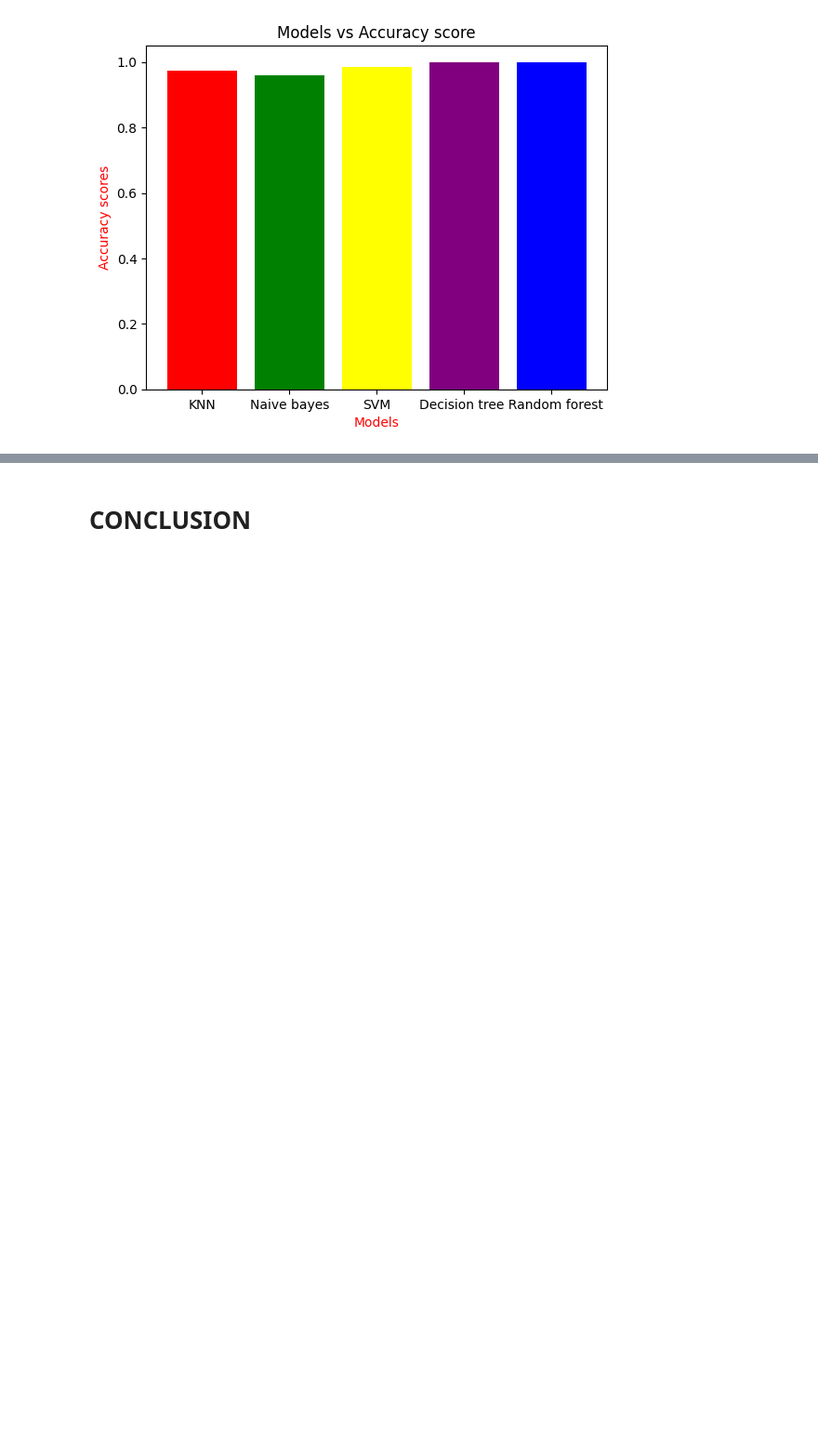
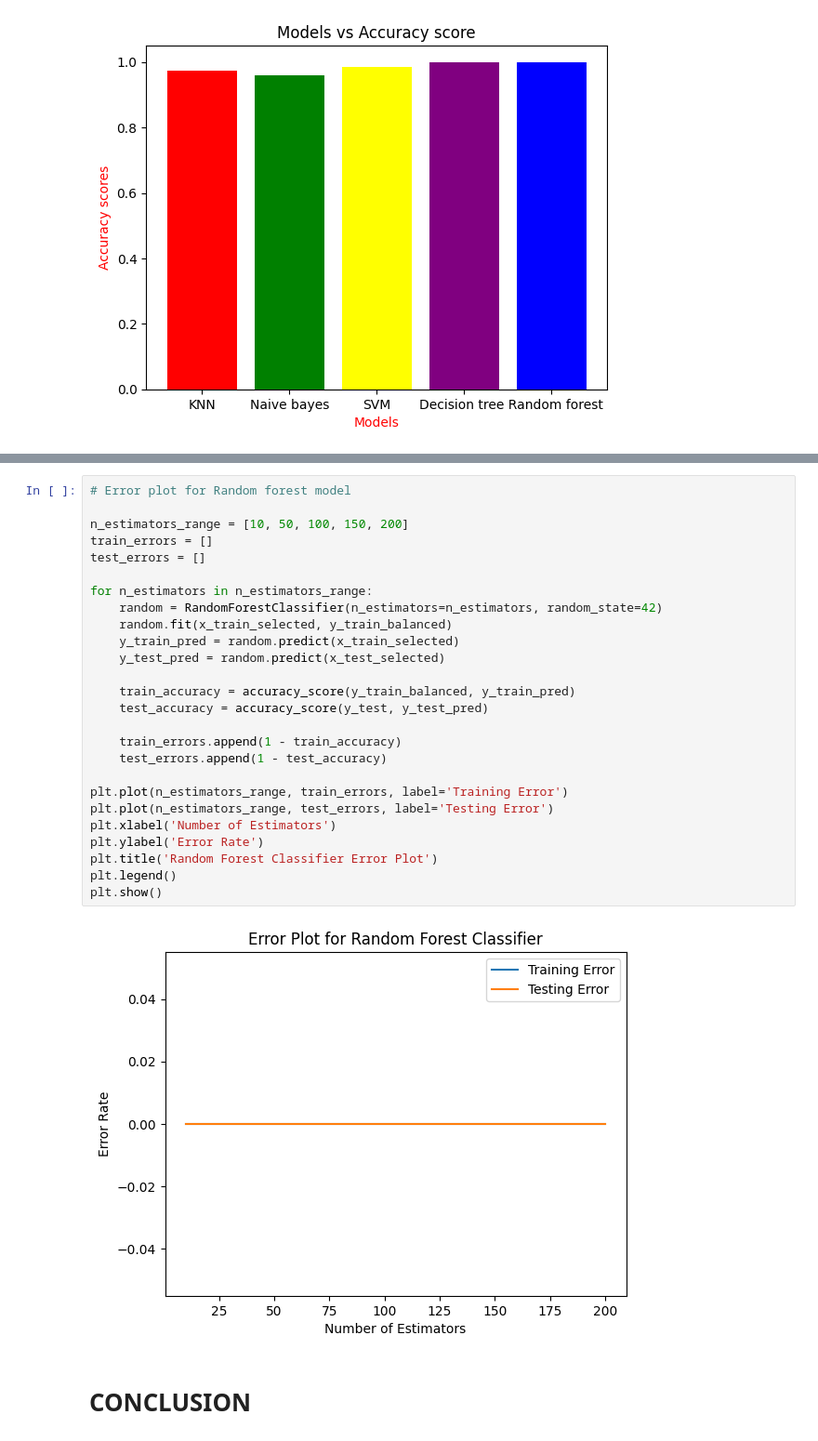
Before and after one commit to aiswarya-avanoor/Machine-Learning-Projects, a Jupyter notebook: Rainfall_prediction.ipynb, the cells around one changed output, grey strips where cells are left out. Shown: that part at 93% size. Saved outputs shown, nothing was run; the diff lists cells and outputs as text; blank space fills up the shorter version.

```diff
--- a/Rainfall_prediction.ipynb
+++ b/Rainfall_prediction.ipynb
@@ -500,3 +528,31 @@ plt.show()
+# %%
+# Error plot for Random forest model
+
+n_estimators_range = [10, 50, 100, 150, 200]
+train_errors = []
+test_errors = []
+
+for n_estimators in n_estimators_range:
+    random = RandomForestClassifier(n_estimators=n_estimators, random_state=42)
+    random.fit(x_train_selected, y_train_balanced)
+    y_train_pred = random.predict(x_train_selected)
+    y_test_pred = random.predict(x_test_selected)
+
+    train_accuracy = accuracy_score(y_train_balanced, y_train_pred)
+    test_accuracy = accuracy_score(y_test, y_test_pred)
+
+    train_errors.append(1 - train_accuracy)
+    test_errors.append(1 - test_accuracy)
+
+plt.plot(n_estimators_range, train_errors, label='Training Error')
+plt.plot(n_estimators_range, test_errors, label='Testing Error')
+plt.xlabel('Number of Estimators')
+plt.ylabel('Error Rate')
+plt.title('Random Forest Classifier Error Plot')
+plt.legend()
+plt.show()
+# %% [output]
+[figure, added]
 # %% [markdown]
 # **CONCLUSION**
 # %% [markdown]
```
Also changed, not shown: parts of 3 cells of this notebook.
